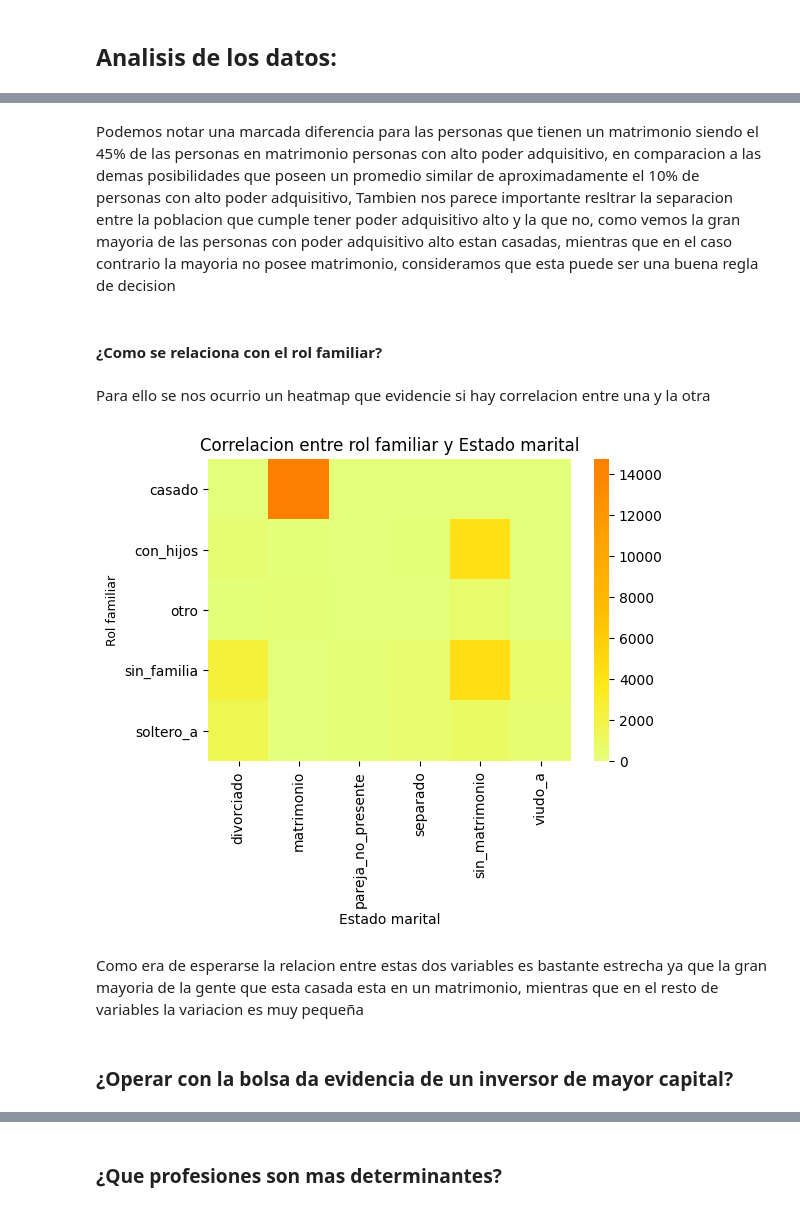
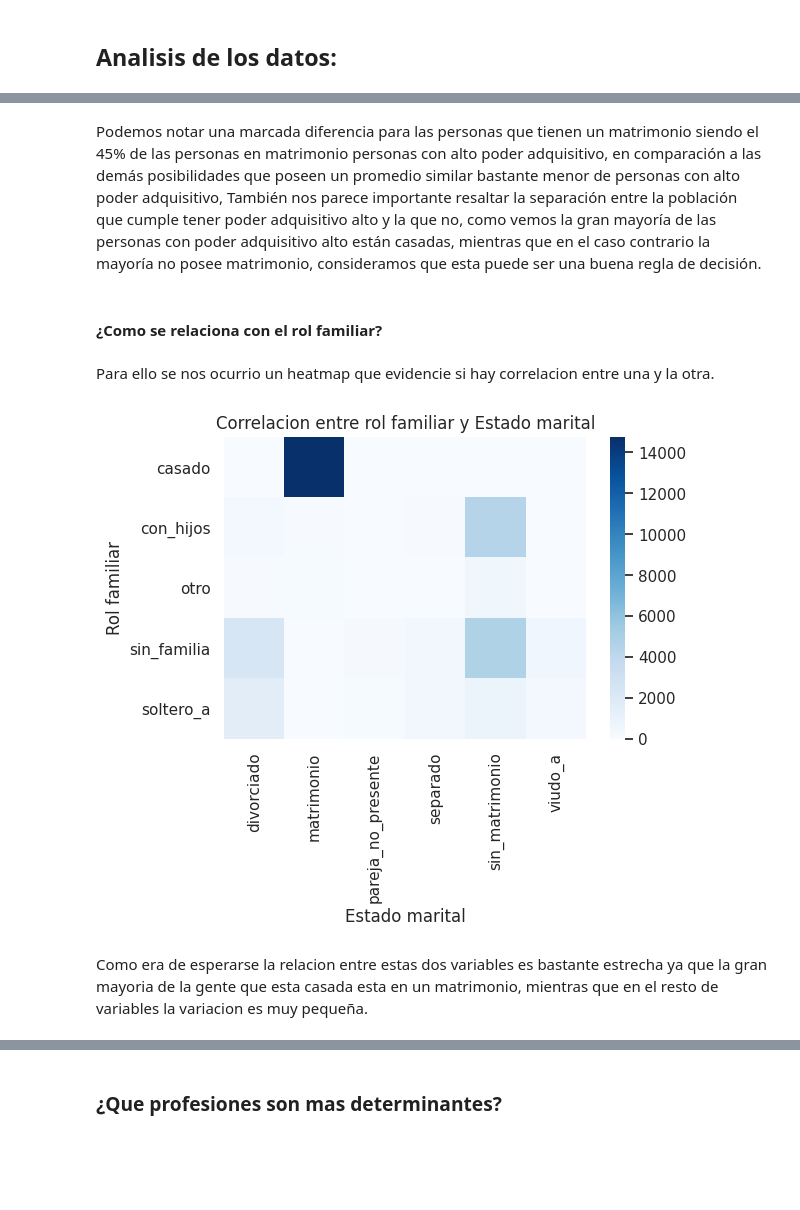
Before and after one commit to SantiValdezUlzurrun/TP-2021-1C-Organizacion-de-datos, a Jupyter notebook: INFORME.ipynb, the cells around one changed output, grey strips where cells are left out. Drawn from its saved outputs; the diff is of its cells as text; code cells hidden in the pictures; blank space fills up the shorter version.

Commit message:
feat: mejora de paleta, y errores de redaccion
Co-authored-by: MauricioBuzzone <mbuzzone@fi.uba.ar>

```diff
--- a/INFORME.ipynb
+++ b/INFORME.ipynb
@@ -25,3 +23,6 @@ import matplotlib.patches as mpatches
+# %%
+sns.set_theme(style="whitegrid", palette='muted')
+heatmap_paleta = "Blues"
 # %% [markdown]
 ## Feature enginnering:
 # %%
@@ -275,30 +284,27 @@ plt.show()
 # %% [markdown]
-Podemos notar una marcada diferencia para las personas que tienen un matrimonio siendo el 45% de las personas en matrimonio personas con alto poder adquisitivo, en comparacion a las demas posibilidades que poseen un promedio similar de aproximadamente el 10% de personas con alto poder adquisitivo,  Tambien nos parece importante resltrar la separacion entre la poblacion que cumple tener poder adquisitivo alto y la que no, como vemos la gran mayoria de las personas con poder adquisitivo alto estan casadas, mientras que en el caso contrario la mayoria no posee matrimonio, consideramos que esta puede ser una buena regla de decision
+Podemos notar una marcada diferencia para las personas que tienen un matrimonio siendo el 45% de las personas en matrimonio personas con alto poder adquisitivo, en comparación a las demás posibilidades que poseen un promedio similar bastante menor de personas con alto poder adquisitivo, También nos parece importante resaltar la separación entre la población que cumple tener poder adquisitivo alto y la que no, como vemos la gran mayoría de las personas con poder adquisitivo alto están casadas, mientras que en el caso contrario la mayoría no posee matrimonio, consideramos que esta puede ser una buena regla de decisión.
 # %% [markdown]
 #### ¿Como se relaciona con el rol familiar?
 # %% [markdown]
-Para ello se nos ocurrio un heatmap que evidencie si hay correlacion entre una y la otra
+Para ello se nos ocurrio un heatmap que evidencie si hay correlacion entre una y la otra.
 # %%
 df_temp = df.copy()
 df_temp['unos'] = [1] * 32527
 df_estado_marital= pd.pivot_table(
     df_temp,
     'unos',
     'rol_familiar_registrado',
     'estado_marital',
     'count',
 ).sort_index()
 #Elimino intersecciones nulas
 df_estado_marital = df_estado_marital.replace({np.nan: 0})
 
 plt.figure(dpi=100)
-plt.ylabel("Cómo cr", fontsize=9)
-ax = sns.heatmap(df_estado_marital, square=True, cmap="Wistia")
+ax = sns.heatmap(df_estado_marital, square=True, cmap=heatmap_paleta)
 ax.set(xlabel='Estado marital', ylabel='Rol familiar', title='Correlacion entre rol familiar y Estado marital')
 plt.show()
 # %% [output]
-[figure, old version]
+[figure, new version]
 # %% [markdown]
-Como era de esperarse la relacion entre estas dos variables es bastante estrecha ya que la gran mayoria de la gente que esta casada esta en un matrimonio, mientras que en el resto de variables la variacion es muy pequeña
+Como era de esperarse la relacion entre estas dos variables es bastante estrecha ya que la gran mayoria de la gente que esta casada esta en un matrimonio, mientras que en el resto de variables la variacion es muy pequeña.
-# %% [markdown]
-### ¿Operar con la bolsa da evidencia de un inversor de mayor capital?
```
Also changed, not shown: parts of 44 cells of this notebook.
